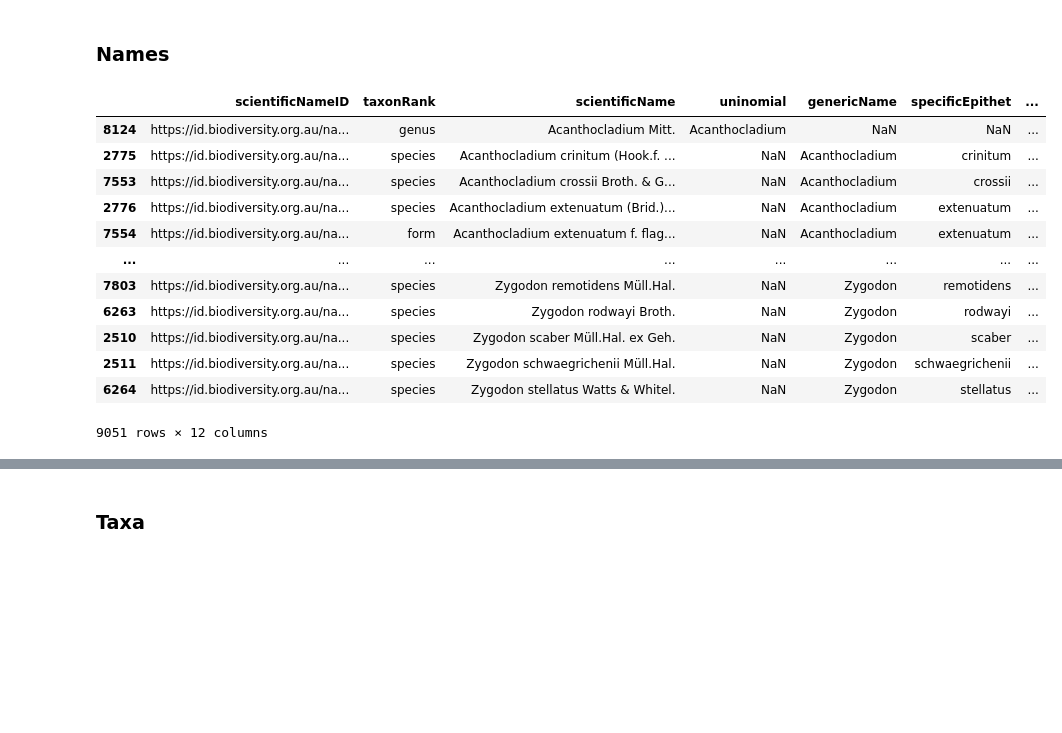
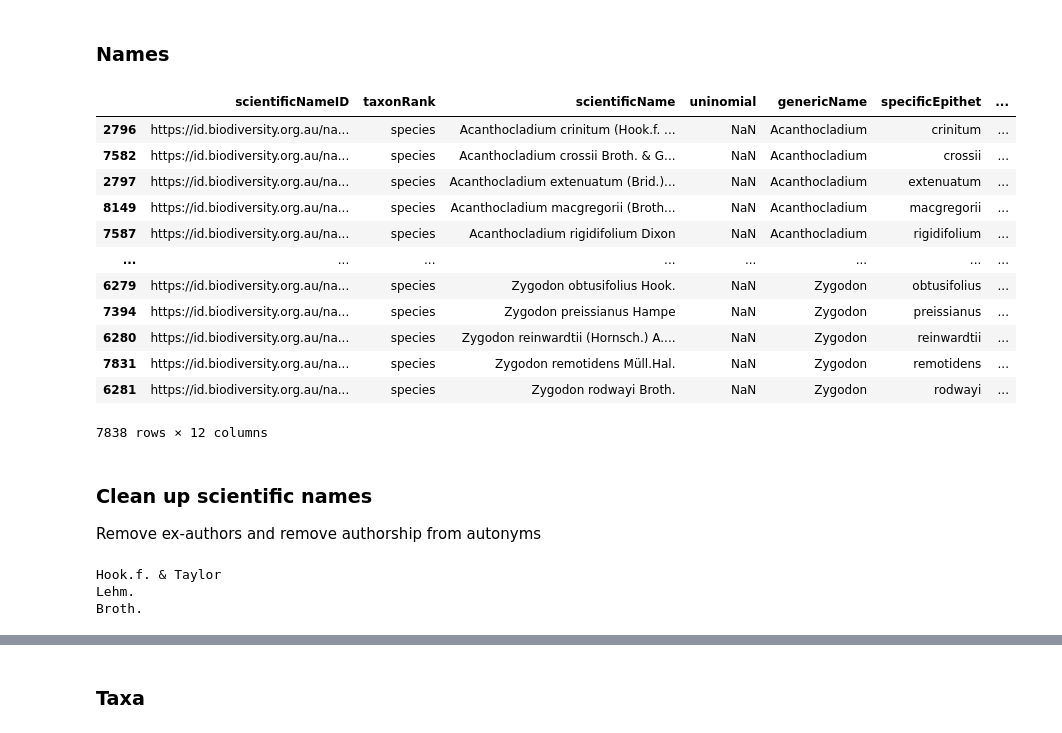
Before and after one commit to nielsklazenga/nsl_export_to_coldp, a Jupyter notebook: nsl_export_to_coldp.ipynb, the cells around one changed output, grey strips where cells are left out. Cells and saved outputs as stored; diff of their text form; code cells hidden in the pictures; blank space fills up the shorter version.

```diff
--- a/nsl_export_to_coldp.ipynb
+++ b/nsl_export_to_coldp.ipynb
@@ -57,7 +59,7 @@ ranks = {
 # %% [markdown]
 ### Names
 # %%
-df_names = pd.read_csv('data/names.csv')
+df_names = pd.read_csv('data/' + group + '/names.csv')
 
 # Remove excess columns
 columns = [
@@ -129,55 +131,79 @@ for index, row in df5.iterrows():
 
     uninomial = np.NaN
     generic_name = row['genericName']
 
     if not isinstance(row['genericName'], str):
         if not isinstance(row['scientificNameAuthorship'], str):
             uninomial = row['scientificName']
         else:
             uninomial = row['scientificName'][0:len(row['scientificName'])-len(row['scientificNameAuthorship'])-1]
 
     if row['taxonRank'] == 'genus':
         uninomial = row['genericName']
         generic_name = np.NaN
 
     uninomials.append(uninomial)
     generic_names.append(generic_name)
 
 df5['taxonRank'] = taxon_ranks
 df5['genericName'] = generic_names
 df5['uninomial'] = uninomials
 
 # Add nomenclaturalCode; 'ICN' in GBIF vocab. but 'botanical' in CoLDP
 df5['code'] = 'botanical'
 
+df5 = df5[~df5['nomenclaturalStatus'].isin(['isonym',
+        'nom. illeg.',
+        'nom. illeg., nom. rej.',
+        'nom. illeg., nom. superfl.',
+        'nom. inval.',
+        'nom. inval., nom. nud.',
+        'nom. inval., pro syn.',
+        'nom. superfl.',
+        'orth. var.'])]
+
 df5 = df5[[
-    'scientificNameID',
-    'taxonRank',
-    'scientificName',
-    'uninomial',
-    'genericName',
-    'specificEpithet',
-    'infraspecificEpithet',
-    'scientificNameAuthorship',
-    'code',
-    'nomenclaturalStatus',
-    'originalNameUsageID',
-    'originalNameUsage'
-  ]]
+        'scientificNameID',
+        'taxonRank',
+        'scientificName',
+        'uninomial',
+        'genericName',
+        'specificEpithet',
+        'infraspecificEpithet',
+        'scientificNameAuthorship',
+        'code',
+        'nomenclaturalStatus',
+        'originalNameUsageID',
+        'originalNameUsage']]
 
 df_nam = df5
+
 df5
 # %% [output]
 |  | scientificNameID | taxonRank | scientificName | uninomial | genericName | specificEpithet | ... |
-| 8124 | https://id.biodiversity.org.au/na... | genus | Acanthocladium Mitt. | Acanthocladium | NaN | NaN | ... |
-| 2775 | https://id.biodiversity.org.au/na... | species | Acanthocladium crinitum (Hook.f. ... | NaN | Acanthocladium | crinitum | ... |
-| 7553 | https://id.biodiversity.org.au/na... | species | Acanthocladium crossii Broth. & G... | NaN | Acanthocladium | crossii | ... |
-| 2776 | https://id.biodiversity.org.au/na... | species | Acanthocladium extenuatum (Brid.)... | NaN | Acanthocladium | extenuatum | ... |
-| 7554 | https://id.biodiversity.org.au/na... | form | Acanthocladium extenuatum f. flag... | NaN | Acanthocladium | extenuatum | ... |
+| 2796 | https://id.biodiversity.org.au/na... | species | Acanthocladium crinitum (Hook.f. ... | NaN | Acanthocladium | crinitum | ... |
+| 7582 | https://id.biodiversity.org.au/na... | species | Acanthocladium crossii Broth. & G... | NaN | Acanthocladium | crossii | ... |
+| 2797 | https://id.biodiversity.org.au/na... | species | Acanthocladium extenuatum (Brid.)... | NaN | Acanthocladium | extenuatum | ... |
+| 8149 | https://id.biodiversity.org.au/na... | species | Acanthocladium macgregorii (Broth... | NaN | Acanthocladium | macgregorii | ... |
+| 7587 | https://id.biodiversity.org.au/na... | species | Acanthocladium rigidifolium Dixon | NaN | Acanthocladium | rigidifolium | ... |
 | ... | ... | ... | ... | ... | ... | ... | ... |
-| 7803 | https://id.biodiversity.org.au/na... | species | Zygodon remotidens Müll.Hal. | NaN | Zygodon | remotidens | ... |
-| 6263 | https://id.biodiversity.org.au/na... | species | Zygodon rodwayi Broth. | NaN | Zygodon | rodwayi | ... |
-| 2510 | https://id.biodiversity.org.au/na... | species | Zygodon scaber Müll.Hal. ex Geh. | NaN | Zygodon | scaber | ... |
-| 2511 | https://id.biodiversity.org.au/na... | species | Zygodon schwaegrichenii Müll.Hal. | NaN | Zygodon | schwaegrichenii | ... |
-| 6264 | https://id.biodiversity.org.au/na... | species | Zygodon stellatus Watts & Whitel. | NaN | Zygodon | stellatus | ... |
+| 6279 | https://id.biodiversity.org.au/na... | species | Zygodon obtusifolius Hook. | NaN | Zygodon | obtusifolius | ... |
+| 7394 | https://id.biodiversity.org.au/na... | species | Zygodon preissianus Hampe | NaN | Zygodon | preissianus | ... |
+| 6280 | https://id.biodiversity.org.au/na... | species | Zygodon reinwardtii (Hornsch.) A.... | NaN | Zygodon | reinwardtii | ... |
+| 7831 | https://id.biodiversity.org.au/na... | species | Zygodon remotidens Müll.Hal. | NaN | Zygodon | remotidens | ... |
+| 6281 | https://id.biodiversity.org.au/na... | species | Zygodon rodwayi Broth. | NaN | Zygodon | rodwayi | ... |
-9051 rows × 12 columns
+7838 rows × 12 columns
+# %% [markdown]
+### Clean up scientific names
+Remove ex-authors and remove authorship from autonyms
+# %%
+def remove_ex_author(auth):
+    return auth[auth.index(' ex ')+4:] if ' ex ' in auth else auth
+
+print(remove_ex_author('Hook.f. & Taylor'))
+print(remove_ex_author('Taylor ex Lehm.'))
+print(remove_ex_author('Broth. & Geh. ex Broth.'))
+# %% [output]
+Hook.f. & Taylor
+Lehm.
+Broth.
```
Also changed, not shown: parts of 32 cells of this notebook, 2 other files.
